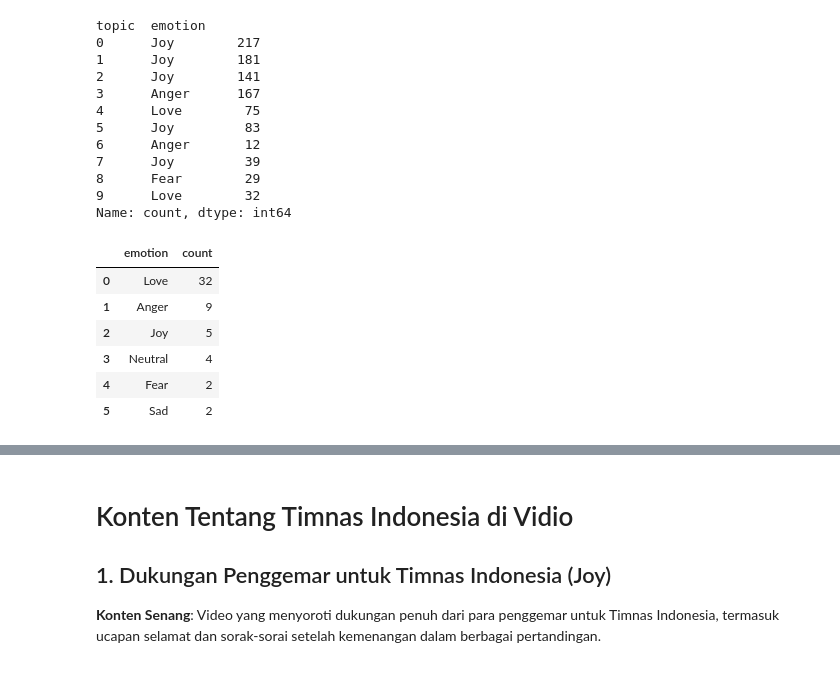
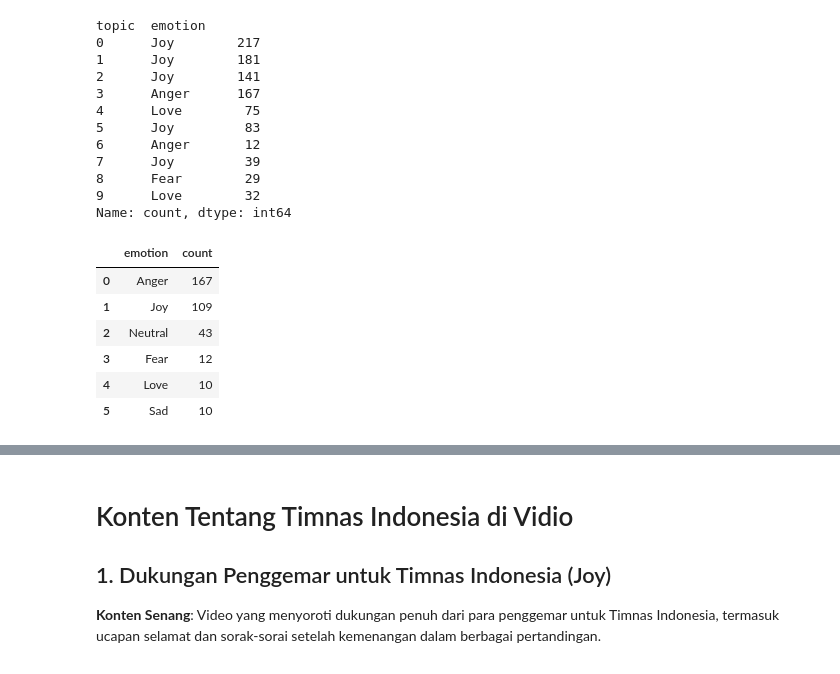
Before and after one commit to rissopanji/KLASIFIKASI-EMOSI, a Jupyter notebook: 09. Representasi Pengetahuan (Knowledge Representation)/Timnas/knowledge_representation(bilstm).ipynb, the cells around one changed output, grey strips where cells are left out. Cells and saved outputs as stored; diff of their text form; code cells hidden in the pictures.

```diff
--- a/09. Representasi Pengetahuan (Knowledge Representation)/Timnas/knowledge_representation(bilstm).ipynb
+++ b/09. Representasi Pengetahuan (Knowledge Representation)/Timnas/knowledge_representation(bilstm).ipynb
@@ -131,18 +131,18 @@ topic  emotion
 9      Love        32
 Name: count, dtype: int64
 # %%
-topik_ke = 9
+topik_ke = 3
 
 topic_cluster_0_df = merged_df[merged_df['topic'] == topik_ke]
 topic_cluster_0_df = topic_cluster_0_df.sort_values(by='emotion', ascending=True)
 
 count_emotion = topic_cluster_0_df['emotion'].value_counts().reset_index()
 count_emotion
 # %% [output]
 |  | emotion | count |
-| 0 | Love | 32 |
-| 1 | Anger | 9 |
-| 2 | Joy | 5 |
-| 3 | Neutral | 4 |
-| 4 | Fear | 2 |
-| 5 | Sad | 2 |
+| 0 | Anger | 167 |
+| 1 | Joy | 109 |
+| 2 | Neutral | 43 |
+| 3 | Fear | 12 |
+| 4 | Love | 10 |
+| 5 | Sad | 10 |
```
Also changed, not shown: parts of 4 cells of this notebook, 15 other files.
